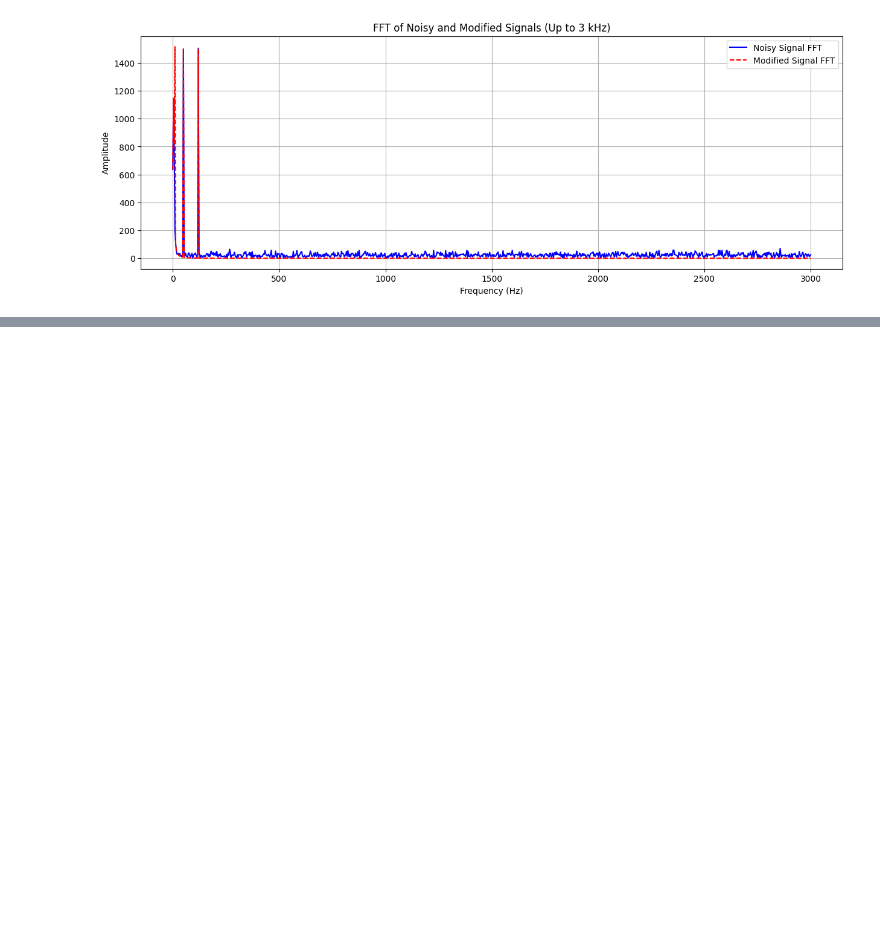
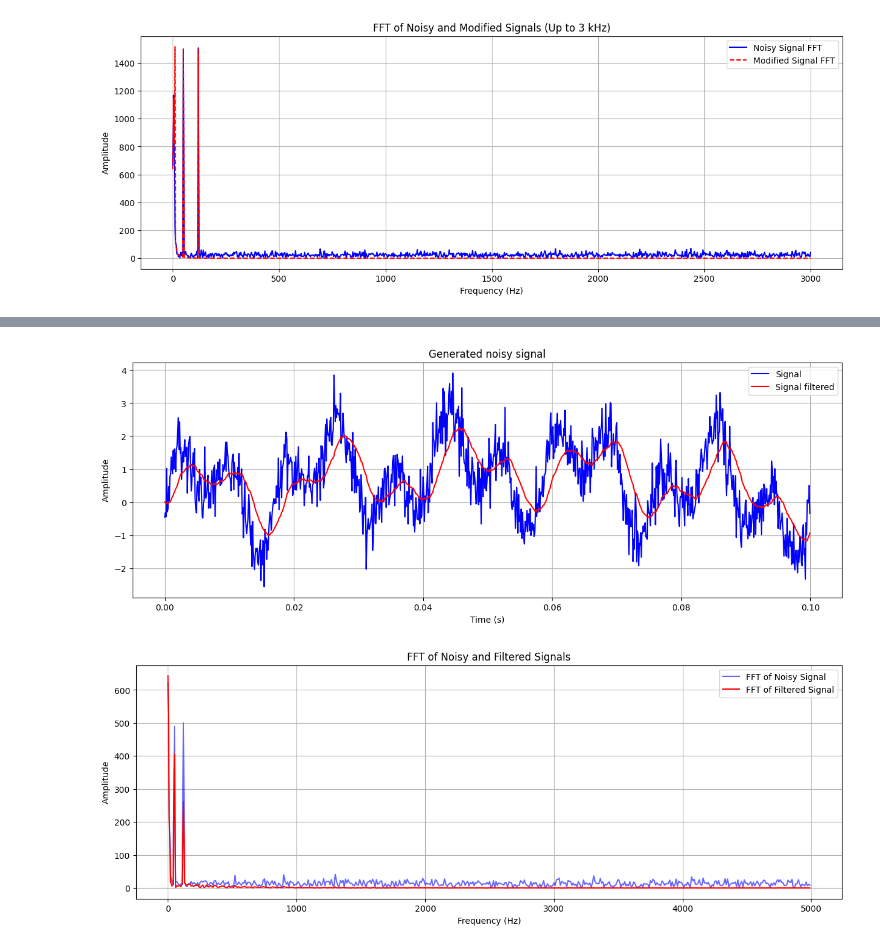
Before and after one commit to FCTheWall/ClementFrancois_NemethLoris_Lab2_SignalProcessing, a Jupyter notebook: ClementFrancois_NemethLoris_Lab2_SignalProcessing/ClementFrancois_NemethLoris_Lab2_JupyterNotebook.ipynb, the cells around one changed output, grey strips where cells are left out. Saved outputs shown, nothing was run; the diff lists cells and outputs as text; code cells hidden in the pictures; blank space fills up the shorter version.

```diff
--- a/ClementFrancois_NemethLoris_Lab2_SignalProcessing/ClementFrancois_NemethLoris_Lab2_JupyterNotebook.ipynb
+++ b/ClementFrancois_NemethLoris_Lab2_SignalProcessing/ClementFrancois_NemethLoris_Lab2_JupyterNotebook.ipynb
@@ -352,0 +382,54 @@ plt.show()
+# %%
+import numpy as np
+import matplotlib.pyplot as plt
+
+# Step 1: Define RC parameters
+R = 1e3  # 1k Ohm
+C = 2.2e-6  # 2.2uF
+
+T_sampling = 1e-4  # Time step (100us)
+T_total = 0.1  # Total simulation time (100ms)
+n_samples = int(T_total / T_sampling)  # Number of time steps
+
+# Step 2: Generate time vector
+t = np.arange(0, T_total, T_sampling)
+
+# Step 3: Generate step input signal
+Vin = noisy_signal
+
+# Step 4: Initialize output voltage array
+Vout_Uc = np.zeros_like(t)
+
+# Step 5: Implement and compute the RC filter model  (Discretisation)
+for k in range(1, len(t)):
+    Vout_Uc[k] = Vout_Uc[k-1] + (T_sampling / (R * C)) * (Vin[k-1] - Vout_Uc[k-1])
+
+# Step 6: Plot the signal
+plt.figure(figsize=(15, 5))
+plt.plot(t, Vin, label='Signal', color='b')
+plt.plot(t, Vout_Uc, label='Signal filtered', color='r')
+plt.xlabel('Time (s)')
+plt.ylabel('Amplitude')
+plt.title('Generated noisy signal')
+plt.legend()
+plt.grid(True)
+plt.show()
+
+# Step 7: Compute FFT for both signals
+fft_Vin = np.fft.fft(Vin)
+fft_Vout = np.fft.fft(Vout_Uc)
+frequencies = np.fft.fftfreq(len(t), T_sampling)  # Compute frequency axis
+
+# Step 8: Plot the FFT of both signals
+plt.figure(figsize=(15, 5))
+plt.plot(frequencies[:n_samples // 2], np.abs(fft_Vin[:n_samples // 2]), label='FFT of Noisy Signal', color='b', alpha=0.6)
+plt.plot(frequencies[:n_samples // 2], np.abs(fft_Vout[:n_samples // 2]), label='FFT of Filtered Signal', color='r')
+plt.xlabel('Frequency (Hz)')
+plt.ylabel('Amplitude')
+plt.title('FFT of Noisy and Filtered Signals')
+plt.legend()
+plt.grid(True)
+plt.show()
+# %% [output]
+[figure, added]
+[figure, added]
```
Also changed, not shown: parts of 18 cells of this notebook.
